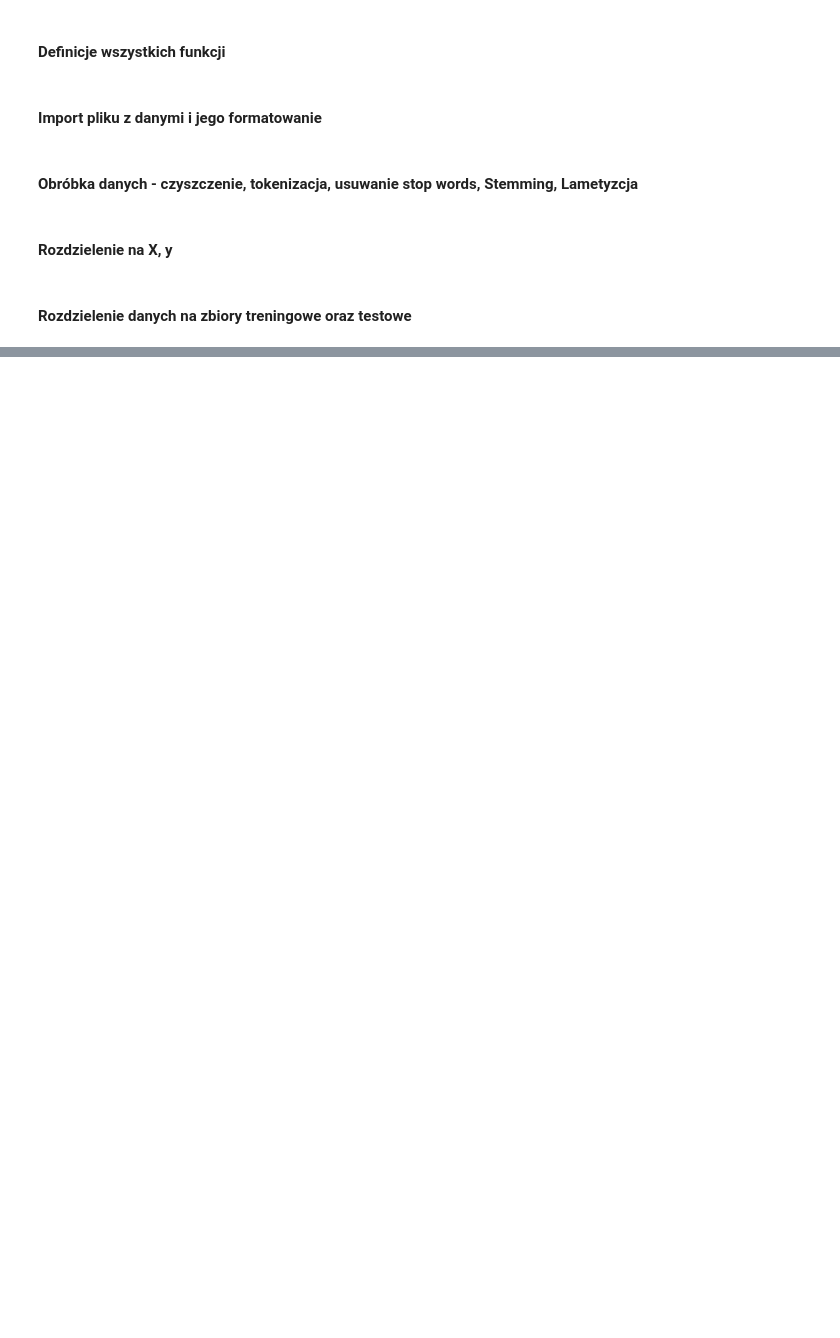
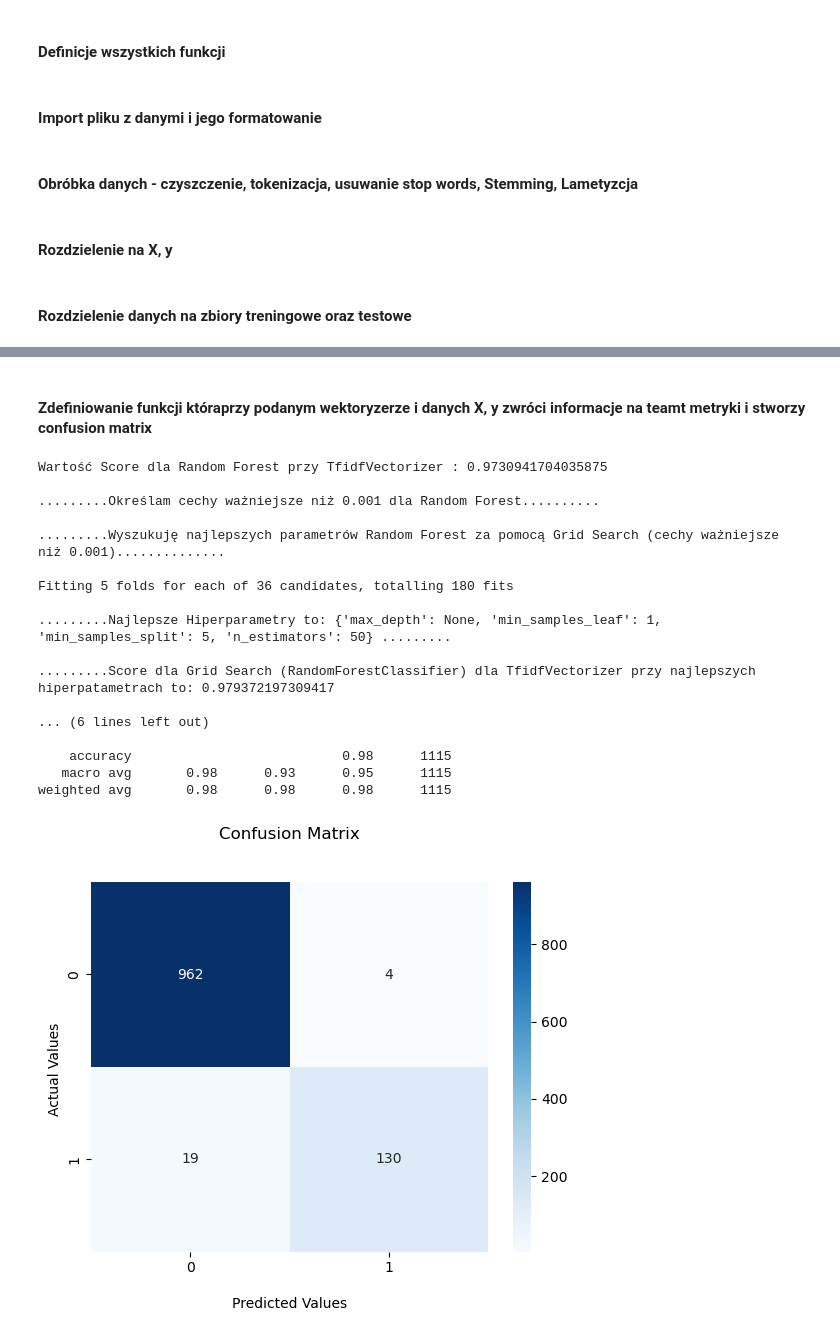
Before and after one commit to PiotrPieciak/Rozdzial-17_3_Zadanie, a Jupyter notebook: 17_3_Zadanie_metryki_matrix.ipynb, the cells around one changed output, grey strips where cells are left out. Saved outputs shown, nothing was run; the diff lists cells and outputs as text; code cells hidden in the pictures; blank space fills up the shorter version.

```diff
--- a/17_3_Zadanie_metryki_matrix.ipynb
+++ b/17_3_Zadanie_metryki_matrix.ipynb
@@ -208,0 +83,63 @@ weighted avg       0.98      0.98      0.98      1115
+# %% [markdown]
+#### Zdefiniowanie funkcji któraprzy podanym wektoryzerze i danych X, y zwróci informacje na teamt metryki i stworzy confusion matrix
+# %%
+def all_in_one(vectorizer, X_train, X_test, y_train, y_test):
+    vector = vectorizer
+    X_train_trans = vector.fit_transform(X_train)
+    X_test_trans = vector.transform(X_test)
+    clf = RandomForestClassifier()
+    clf.fit(X_train_trans, y_train)
+    print("Wartość Score dla Random Forest przy", str(vector).replace('()', ''), ":", clf.score(X_test_trans, y_test), "\n")
+    print(".........Określam cechy ważniejsze niż 0.001 dla Random Forest..........\n")
+    important_features = (np.where(clf.feature_importances_ > 0.001))[0].tolist()
+    X_train_imp = X_train_trans[:,important_features]
+    X_test_imp = X_test_trans[:,important_features]
+    print(".........Wyszukuję najlepszych parametrów Random Forest za pomocą Grid Search (cechy ważniejsze niż 0.001)..............\n")
+    random_forest = RandomForestClassifier( n_jobs=-1)
+    params_rf = {'max_depth': [ None, 15],
+                 'min_samples_leaf': [1, 3],
+                 'n_estimators': [ 50, 100, 150 ],
+                 'min_samples_split': [2, 3, 5]}
+    rf_gridsearch = GridSearchCV(random_forest,
+                                 params_rf,
+                                 scoring='f1_micro',
+                                 cv=5,
+                                 verbose=10, n_jobs=-1)
+    rf_gridsearch.fit(X_train_imp, y_train)
+    print('\n.........Najlepsze Hiperparametry to:', rf_gridsearch.best_params_, ".........\n")
+    model = rf_gridsearch.best_estimator_
+    model.fit(X_train_imp, y_train)
+    print(".........Score dla Grid Search (RandomForestClassifier) dla", str(vector).replace('()', ''), "przy najlepszych hiperpatametrach to:" ,model.score(X_test_imp, y_test), "\n")
+    y_test_predict = model.predict(X_test_imp)
+    print(".........Pełny raport dla tego modelu poniżej.............\n")
+    print(classification_report(y_test, y_test_predict ),"\n\n")
+    plt.figure()
+    cm = confusion_matrix(y_test, y_test_predict)
+    ax = sns.heatmap(cm, annot=True, cmap='Blues', fmt='.0f')
+    ax.set_title('Confusion Matrix\n\n')
+    ax.set_xlabel('\nPredicted Values')
+    ax.set_ylabel('Actual Values ')
+    plt.show()
+# %%
+all_in_one(TfidfVectorizer(), X_train, X_test, y_train, y_test)
+print("\n\n\n\n")
+all_in_one(CountVectorizer(), X_train, X_test, y_train, y_test)
+# %% [output]
+Wartość Score dla Random Forest przy TfidfVectorizer : 0.9730941704035875
+
+.........Określam cechy ważniejsze niż 0.001 dla Random Forest..........
+
+.........Wyszukuję najlepszych parametrów Random Forest za pomocą Grid Search (cechy ważniejsze niż 0.001)..............
+
+Fitting 5 folds for each of 36 candidates, totalling 180 fits
+
+.........Najlepsze Hiperparametry to: {'max_depth': None, 'min_samples_leaf': 1, 'min_samples_split': 5, 'n_estimators': 50} .........
+
+.........Score dla Grid Search (RandomForestClassifier) dla TfidfVectorizer przy najlepszych hiperpatametrach to: 0.979372197309417
+
+... (6 lines left out)
+
+    accuracy                           0.98      1115
+   macro avg       0.98      0.93      0.95      1115
+weighted avg       0.98      0.98      0.98      1115
+[figure, added]
```
Also changed, not shown: parts of 21 cells of this notebook.
